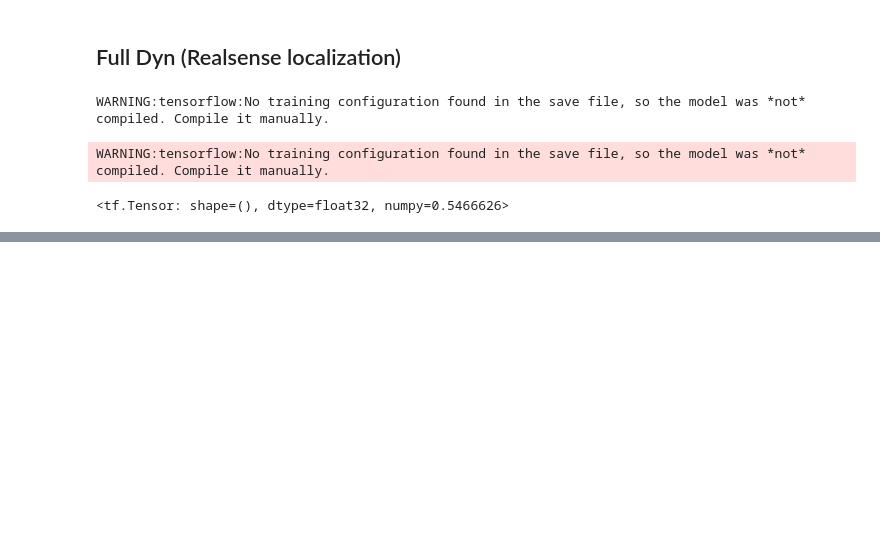
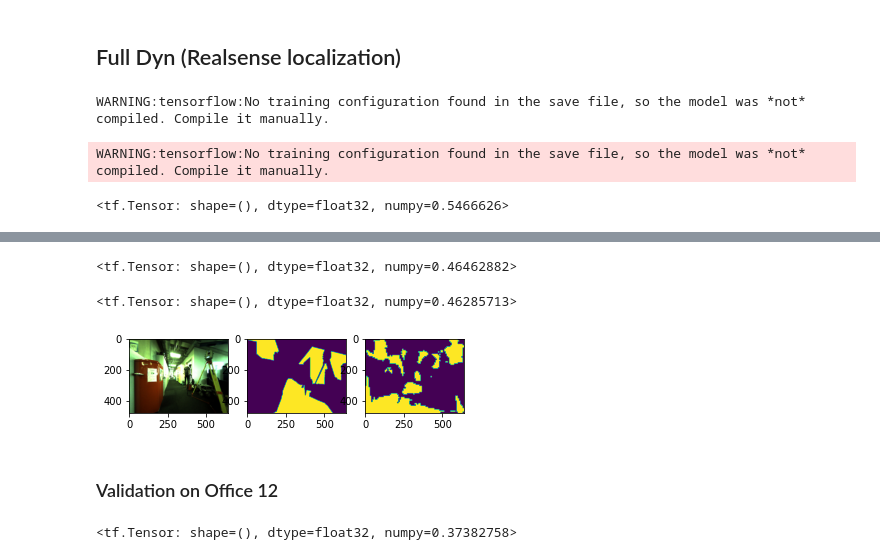
Before and after one commit to ethz-asl/background_foreground_segmentation, a Jupyter notebook: src/evaluate pretrained NYU model_brucker.ipynb, the cells around one changed output, grey strips where cells are left out. Saved outputs shown, nothing was run; the diff lists cells and outputs as text; code cells hidden in the pictures; blank space fills up the shorter version.

```diff
--- a/src/evaluate pretrained NYU model_brucker.ipynb
+++ b/src/evaluate pretrained NYU model_brucker.ipynb
@@ -129,0 +138,2 @@ for entry in ds_rumlang.take(1):
+# %%
+model2 = tf.keras.models.load_model('/home/matthias/data/rss_2021_data/xavier_models/office3_dense20_dyn_complete_1/model_epoch_initial.h5')
@@ -129,0 +143,65 @@ for entry in ds_rumlang.take(1):
+# %%
+miou = tf.keras.metrics.MeanIoU(num_classes=2)
+for batch in tfds.load('office_rumlang_validation_labeled', split='OFFICE').batch(1):
+    a = tf.image.convert_image_dtype(batch['image'], tf.float32)
+    b = model2(a)
+    pred = tf.argmax(b[1], axis=-1)
+    miou.update_state(batch['label'], pred, mask)
+miou.result()
+# %% [output]
+<tf.Tensor: shape=(), dtype=float32, numpy=0.46462882>
+# %%
+miou = tf.keras.metrics.MeanIoU(num_classes=2)
+for batch in tfds.load('office_rumlang_validation_labeled', split='OFFICE').batch(1):
+    a = tf.image.convert_image_dtype(batch['image'], tf.float32)
+    b = model2(a)
+    pred = tf.argmax(b[1], axis=-1)
+    miou.update_state(batch['label'], pred)
+miou.result()
+# %% [output]
+<tf.Tensor: shape=(), dtype=float32, numpy=0.46285713>
+# %%
+ds_rumlang = tfds.load('office_rumlang_validation_labeled', split='OFFICE')
+for entry in ds_rumlang.take(3):
+    plt.subplot(1,3,1)
+    plt.imshow(entry['image'])
+    plt.subplot(1,3,2)
+    plt.imshow(entry['label'])
+    a = tf.image.convert_image_dtype(tf.expand_dims(entry['image'],axis=0), tf.float32)
+    b = model2(a)
+    pred = tf.argmax(b[1], axis=-1)
+    plt.subplot(1,3,3)
+    plt.imshow(pred[0,:,:])
+# %% [output]
+[figure, added]
+# %% [markdown]
+### Validation on Office 12
+# %%
+miou = tf.keras.metrics.MeanIoU(num_classes=2)
+count = 0
+max_count = 20 # Number of Validation images
+for batch in tfds.load('MeshdistPseudolabelsDense1', split='office12_dense20_dyn_complete').batch(1):
+    resized_images = tf.image.resize(batch['image'], [480,640])
+    resized_labels = tf.image.resize(batch['label'], [480,640])
+
+    zero_mask =np.full((1,480,640,1), 0.0).astype("float32")
+    zero_mask =tf.constant(zero_mask)
+    one_mask =np.full((1,480,640,1), 1.0).astype("float32")
+    one_mask =tf.constant(one_mask)
+
+    final_mask=tf.where(resized_labels == 2, zero_mask, one_mask)
+    final_mask = final_mask.numpy()[0,:,:,0]
+
+    resized_labels = tf.cast(tf.where(resized_labels == 2, zero_mask, resized_labels), tf.uint8)
+
+    a = tf.image.convert_image_dtype(resized_images, tf.float32)
+    b = model2(a)
+    pred = tf.argmax(b[1], axis=-1)
+
+    miou.update_state(resized_labels, pred, final_mask)
+    count += 1
+    if count == max_count:
+        break
+miou.result()
+# %% [output]
+<tf.Tensor: shape=(), dtype=float32, numpy=0.37382758>
```
Also changed, not shown: parts of 36 cells of this notebook, 24 other files.
